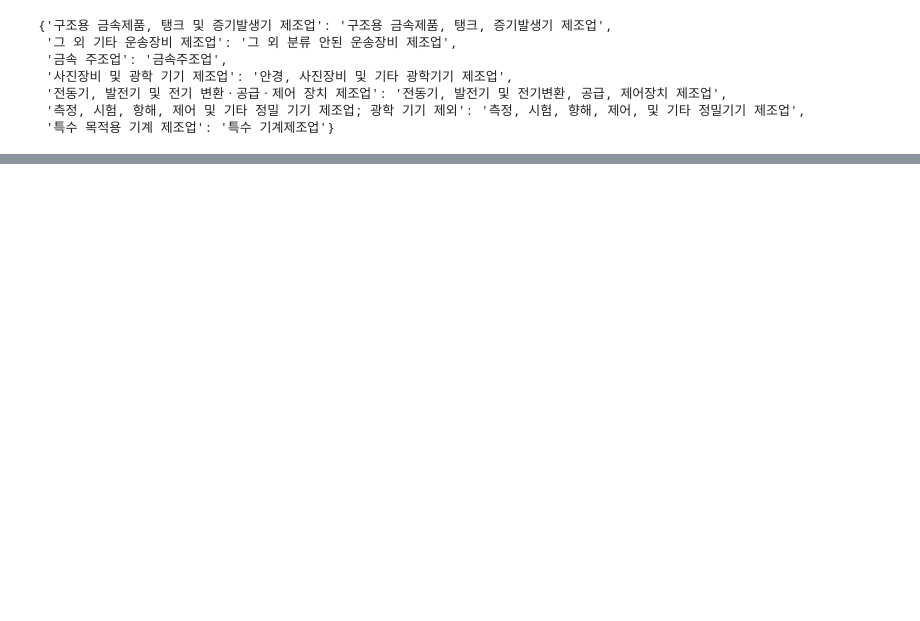
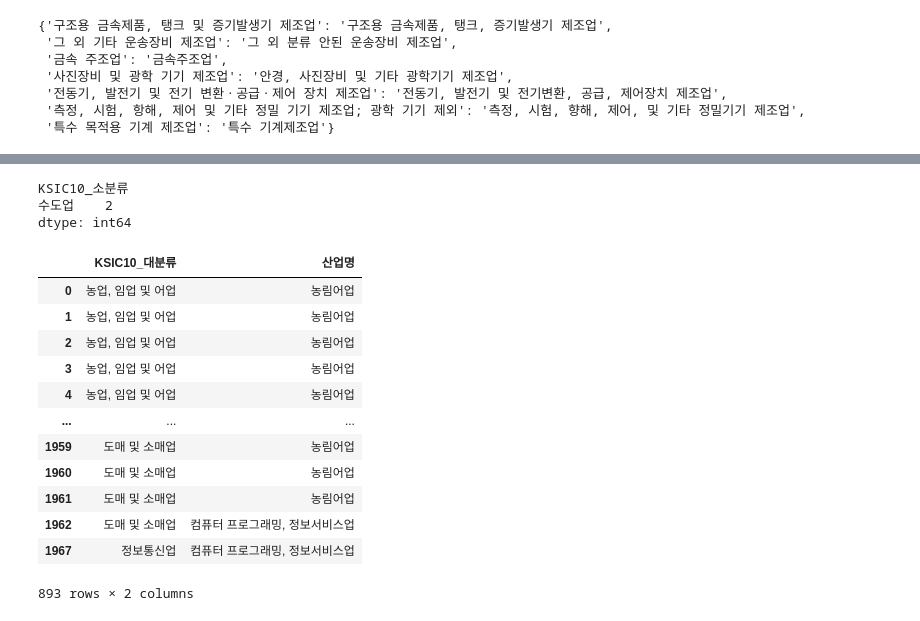
Before and after one commit to patent-analysis-compa/KSIC_IPC, a Jupyter notebook: KSIC_IPC연계.ipynb, the cells around one changed output, grey strips where cells are left out. Saved outputs shown, nothing was run; the diff lists cells and outputs as text; code cells hidden in the pictures; blank space fills up the shorter version.

```diff
--- a/KSIC_IPC연계.ipynb
+++ b/KSIC_IPC연계.ipynb
@@ -684,0 +814,2 @@ for k in queries.keys():
+# %%
+concordance = pd.read_csv('국세청업종코드-KSIC10-KSIC9_final_0901.csv')
@@ -684,0 +865,25 @@ for k in queries.keys():
+# %%
+concordance[(concordance['산업명'].isna()) & (concordance['KSIC10_대분류'] == '수도, 하수 및 폐기물 처리, 원료 재생업')].value_counts('KSIC10_소분류')
+# %% [output]
+KSIC10_소분류
+수도업    2
+dtype: int64
+# %%
+# concordance = concordance.loc[~concordance['산업명'].isna(), ['KSIC10_대분류', '산업명']]
+concordance = concordance.loc[~concordance['산업명'].isna()]
+# %%
+concordance[['KSIC10_대분류', '산업명']]
+# %% [output]
+|  | KSIC10_대분류 | 산업명 |
+| 0 | 농업, 임업 및 어업 | 농림어업 |
+| 1 | 농업, 임업 및 어업 | 농림어업 |
+| 2 | 농업, 임업 및 어업 | 농림어업 |
+| 3 | 농업, 임업 및 어업 | 농림어업 |
+| 4 | 농업, 임업 및 어업 | 농림어업 |
+| ... | ... | ... |
+| 1959 | 도매 및 소매업 | 농림어업 |
+| 1960 | 도매 및 소매업 | 농림어업 |
+| 1961 | 도매 및 소매업 | 농림어업 |
+| 1962 | 도매 및 소매업 | 컴퓨터 프로그래밍, 정보서비스업 |
+| 1967 | 정보통신업 | 컴퓨터 프로그래밍, 정보서비스업 |
+893 rows × 2 columns
```
Also changed, not shown: parts of 113 cells of this notebook.
